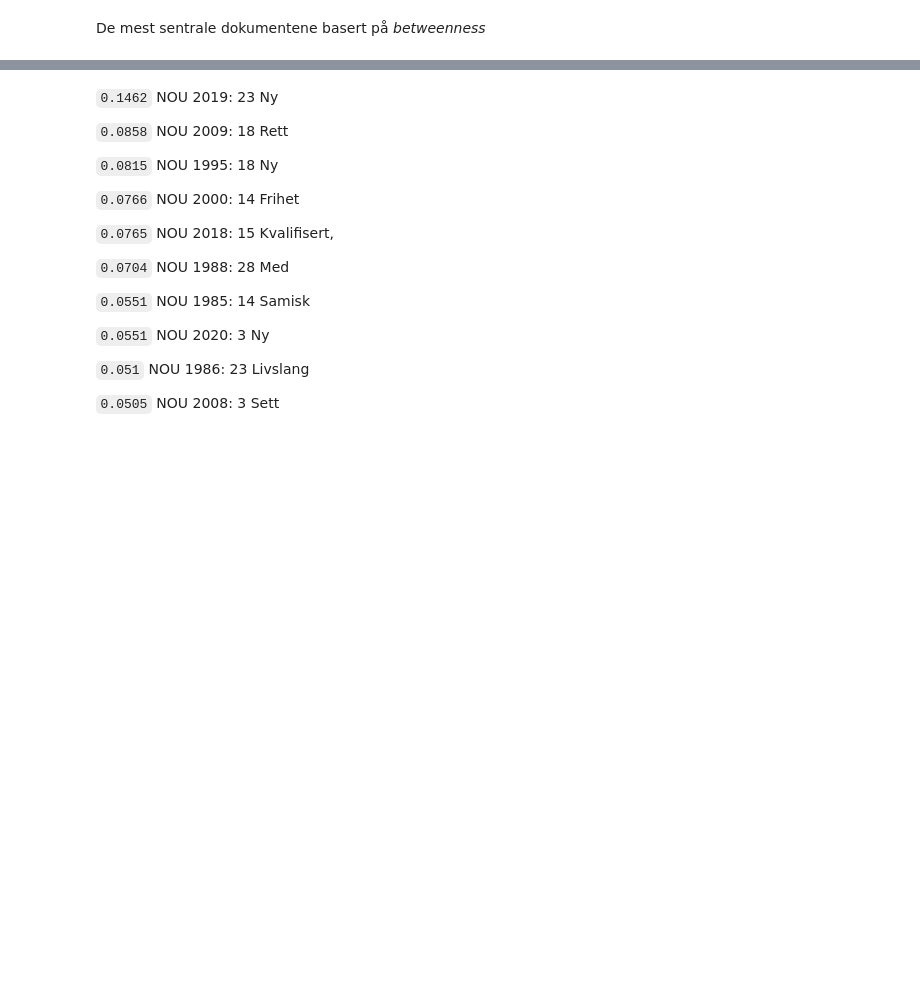
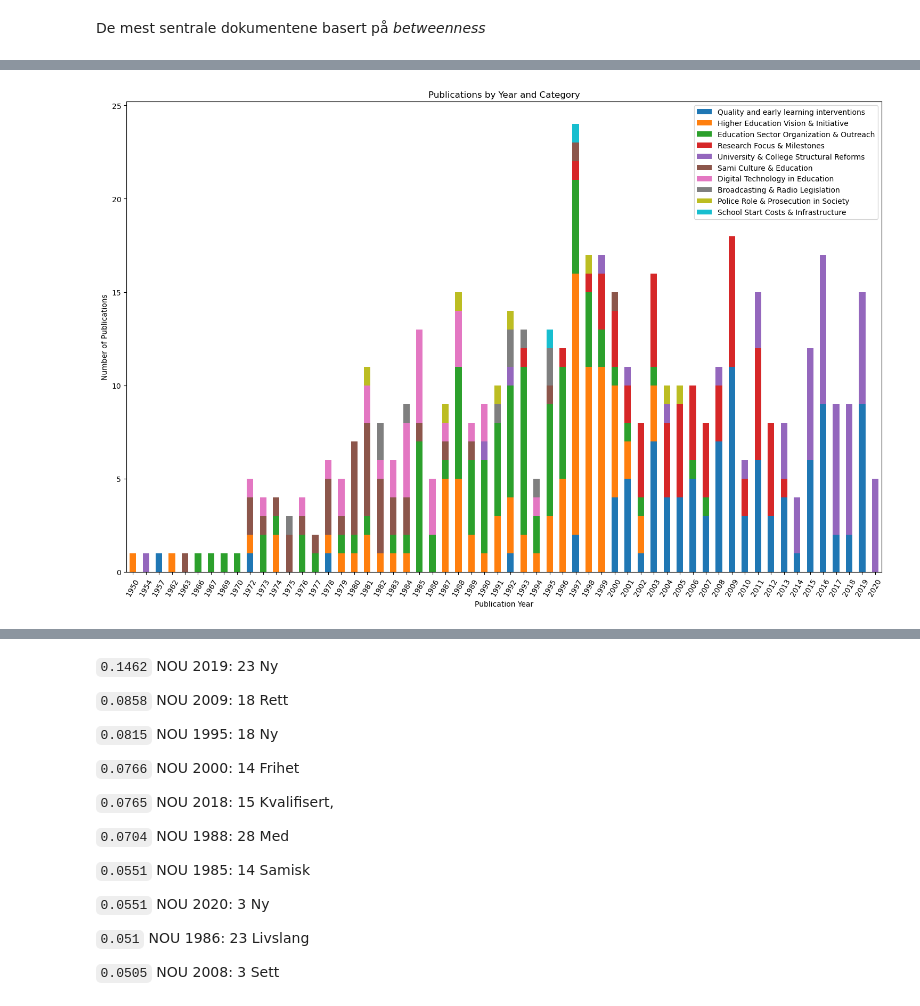
Before and after one commit to Yoonsen/ECER2023, a Jupyter notebook: Polnet_analysis_leiden.ipynb, the cells around one changed output, grey strips where cells are left out. Cells and saved outputs as stored; diff of their text form; code cells hidden in the pictures; blank space fills up the shorter version.

```diff
--- a/Polnet_analysis_leiden.ipynb
+++ b/Polnet_analysis_leiden.ipynb
@@ -382,0 +534,9 @@ De mest sentrale dokumentene basert på _betweenness_
+# %%
+df.sort_index().plot(kind='bar', rot=60, stacked=True, figsize=(15,10))
+plt.title("Publications by Year and Category")
+plt.ylabel("Number of Publications")
+plt.xlabel("Publication Year")
+plt.tight_layout()
+plt.show()
+# %% [output]
+[figure, added]
```
Also changed, not shown: parts of 55 cells of this notebook, 1 other file.
